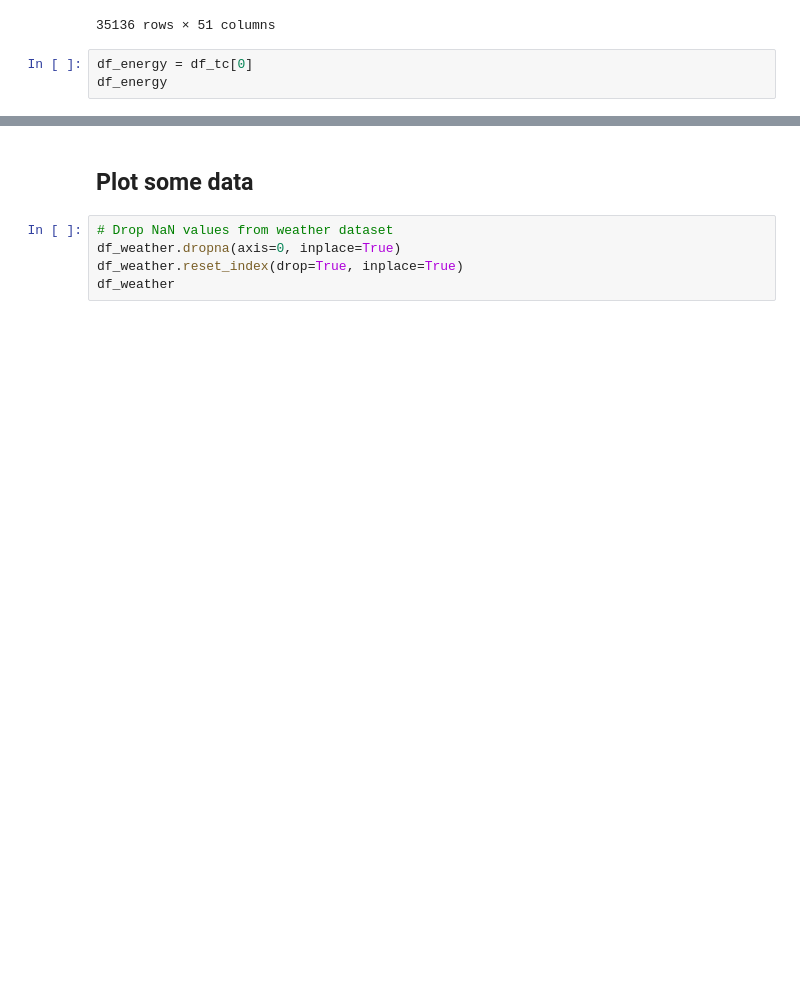
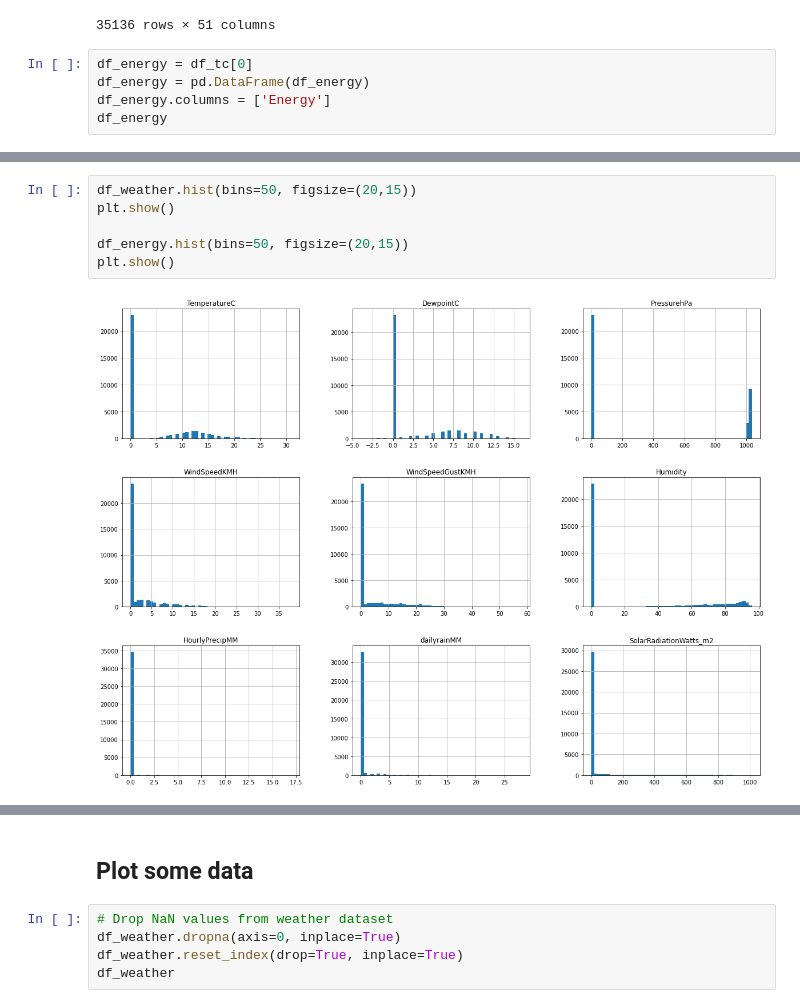
Before and after one commit to franciscomonteiro85/faa-energy-prediction, a Jupyter notebook: Energy Prediction.ipynb, the cells around one changed output, grey strips where cells are left out. Saved outputs shown, nothing was run; the diff lists cells and outputs as text; blank space fills up the shorter version.

Commit message:
add some data description, vizualization and prepocessing

```diff
--- a/Energy Prediction.ipynb
+++ b/Energy Prediction.ipynb
@@ -66,5 +72,7 @@ df_tc
 35136 rows × 51 columns
 # %%
 df_energy = df_tc[0]
+df_energy = pd.DataFrame(df_energy)
+df_energy.columns = ['Energy']
 df_energy
 # %% [output]
@@ -82,0 +118,8 @@ Name: 0, Length: 35136, dtype: float64
+# %%
+df_weather.hist(bins=50, figsize=(20,15))
+plt.show()
+
+df_energy.hist(bins=50, figsize=(20,15))
+plt.show()
+# %% [output]
+[figure, added]
```
Also changed, not shown: parts of 40 cells of this notebook.
